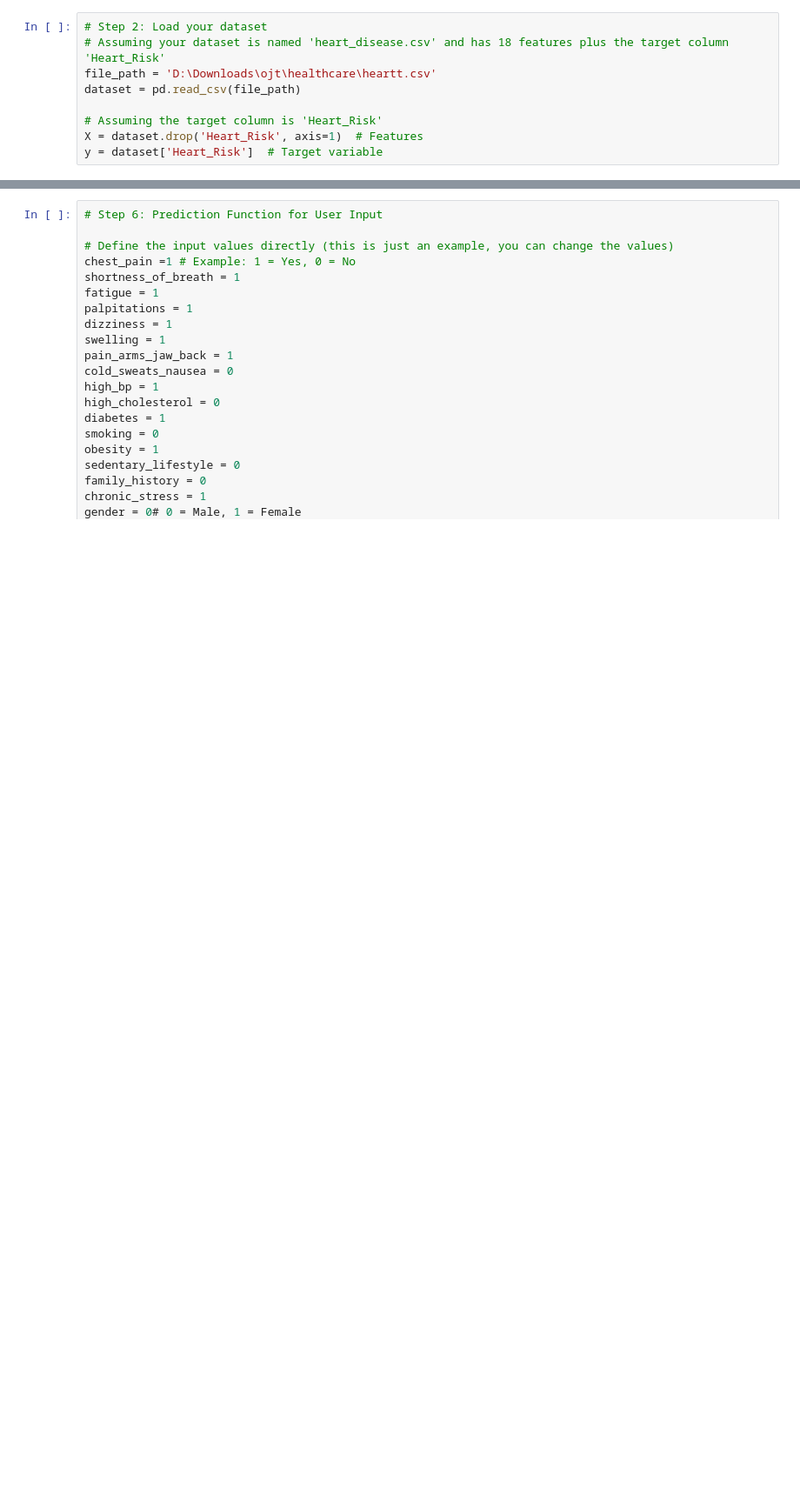
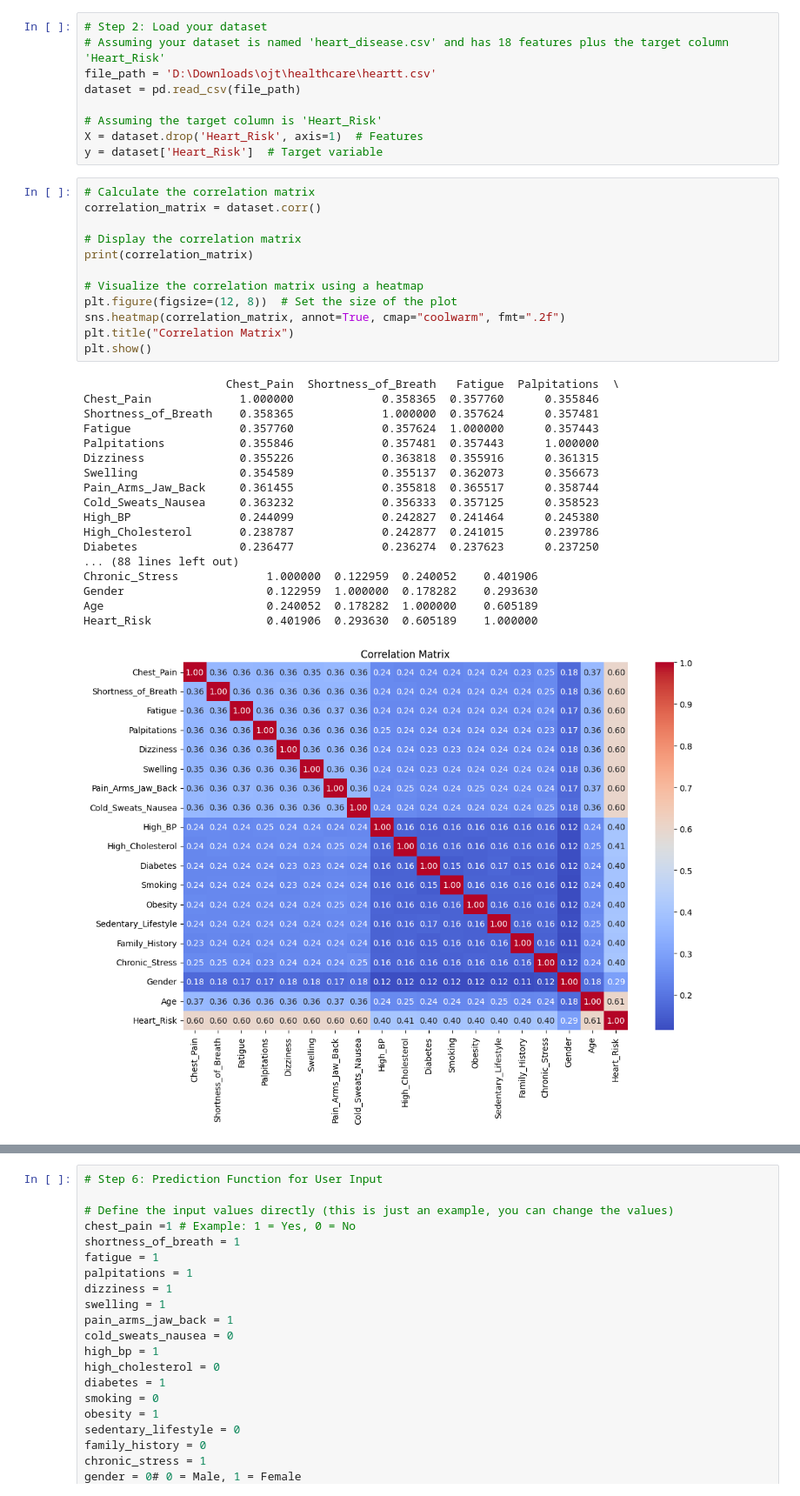
Before and after one commit to cinnamoncinn/heartdisease, a Jupyter notebook: Untitled-1.ipynb, the cells around one changed output, grey strips where cells are left out. Shown at 87% size. Cells and saved outputs as stored; diff of their text form; blank space fills up the shorter version.

```diff
--- a/Untitled-1.ipynb
+++ b/Untitled-1.ipynb
@@ -19,5 +25,36 @@ dataset = pd.read_csv(file_path)
 # Assuming the target column is 'Heart_Risk'
 X = dataset.drop('Heart_Risk', axis=1)  # Features
 y = dataset['Heart_Risk']  # Target variable
+# %%
+# Calculate the correlation matrix
+correlation_matrix = dataset.corr()
+
+# Display the correlation matrix
+print(correlation_matrix)
+
+# Visualize the correlation matrix using a heatmap
+plt.figure(figsize=(12, 8))  # Set the size of the plot
+sns.heatmap(correlation_matrix, annot=True, cmap="coolwarm", fmt=".2f")
+plt.title("Correlation Matrix")
+plt.show()
+# %% [output]
+                     Chest_Pain  Shortness_of_Breath   Fatigue  Palpitations  \
+Chest_Pain             1.000000             0.358365  0.357760      0.355846
+Shortness_of_Breath    0.358365             1.000000  0.357624      0.357481
+Fatigue                0.357760             0.357624  1.000000      0.357443
+Palpitations           0.355846             0.357481  0.357443      1.000000
+Dizziness              0.355226             0.363818  0.355916      0.361315
+Swelling               0.354589             0.355137  0.362073      0.356673
+Pain_Arms_Jaw_Back     0.361455             0.355818  0.365517      0.358744
+Cold_Sweats_Nausea     0.363232             0.356333  0.357125      0.358523
+High_BP                0.244099             0.242827  0.241464      0.245380
+High_Cholesterol       0.238787             0.242877  0.241015      0.239786
+Diabetes               0.236477             0.236274  0.237623      0.237250
+... (88 lines left out)
+Chronic_Stress             1.000000  0.122959  0.240052    0.401906
+Gender                     0.122959  1.000000  0.178282    0.293630
+Age                        0.240052  0.178282  1.000000    0.605189
+Heart_Risk                 0.401906  0.293630  0.605189    1.000000
+[figure, added]
 # %%
 # Step 3: Split the data into training and testing sets
```
Also changed, not shown: parts of 11 cells of this notebook.
